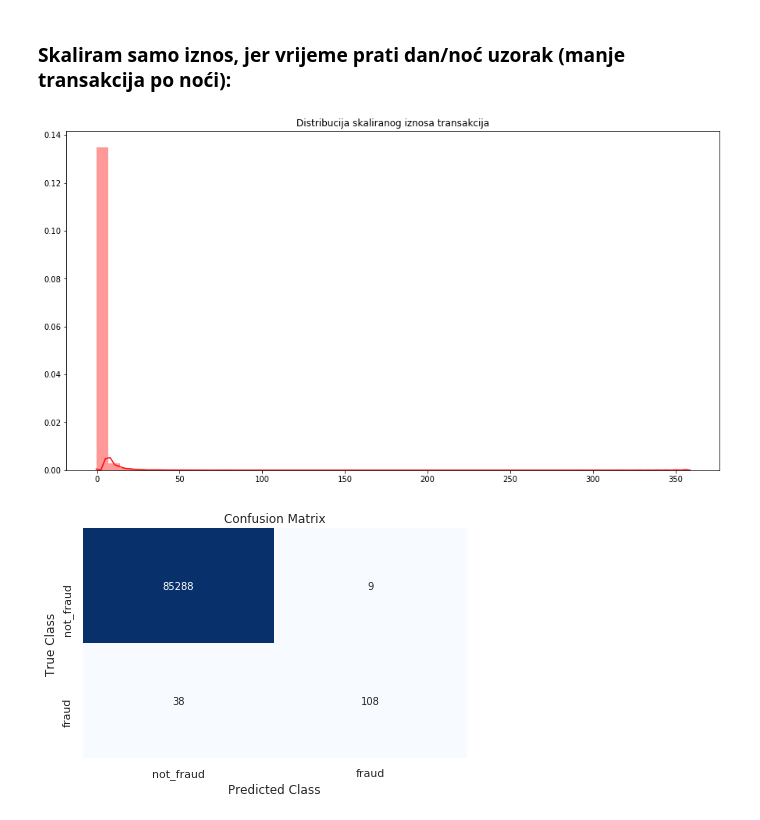
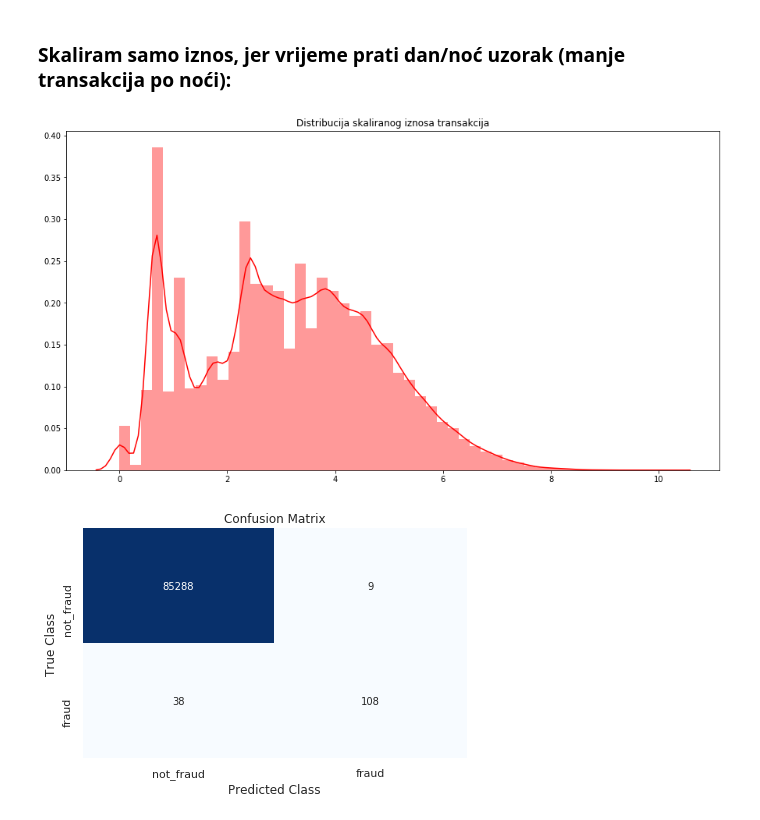
Before and after one commit to maduvnj/strojnitim, a Jupyter notebook: credit_card_using_radnomforest_0.2.ipynb, the cells around one changed output. Cells and saved outputs as stored; diff of their text form; code cells hidden in the pictures.

```diff
--- a/credit_card_using_radnomforest_0.2.ipynb
+++ b/credit_card_using_radnomforest_0.2.ipynb
@@ -54,18 +54,18 @@ plt.show()
 # %%
 from sklearn.preprocessing import RobustScaler
 
+scaled_amount = np.log(data['Amount']+1)
 rob_scaler = RobustScaler()
-scaled_amount = rob_scaler.fit_transform(data['Amount'].values.reshape(-1,1))
 
 data.drop(['Amount'], axis=1, inplace=True)
 data['Amount'] = scaled_amount
 
 plt.figure(figsize=(15,8))
 scale_amount_val = data['Amount'].values
 sns.distplot(scale_amount_val, color='r').set_title('Distribucija skaliranog iznosa transakcija')
 plt.show()
 # %% [output]
-[figure, old version]
+[figure, new version]
 # %%
 sns.set()
 %matplotlib inline
```
